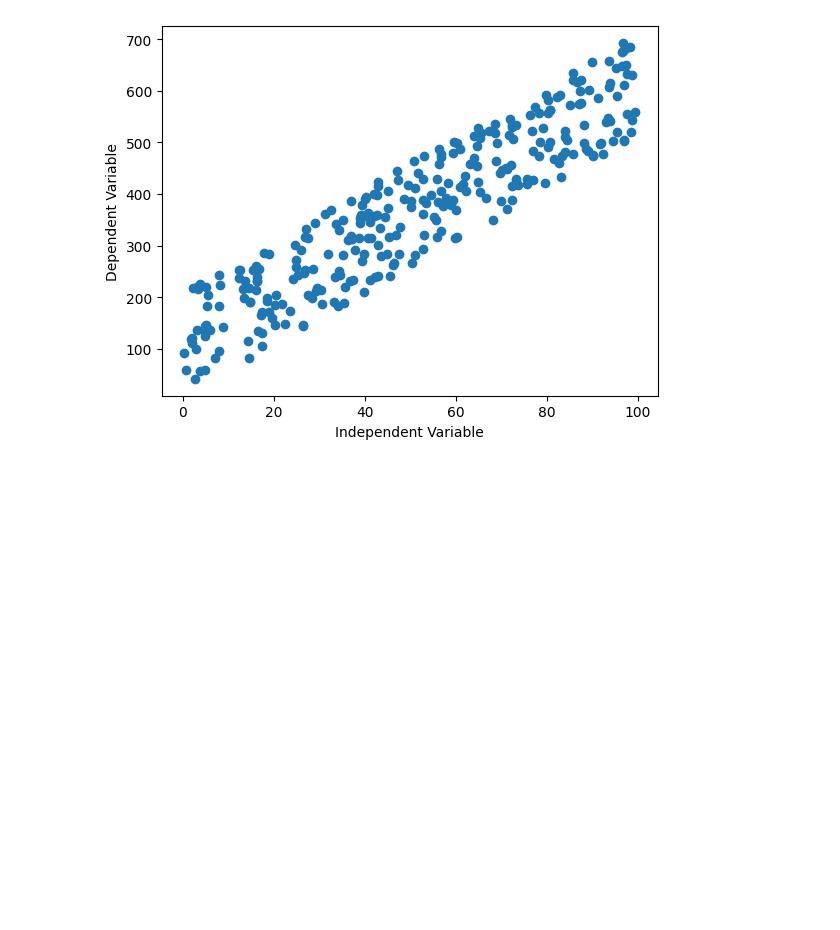
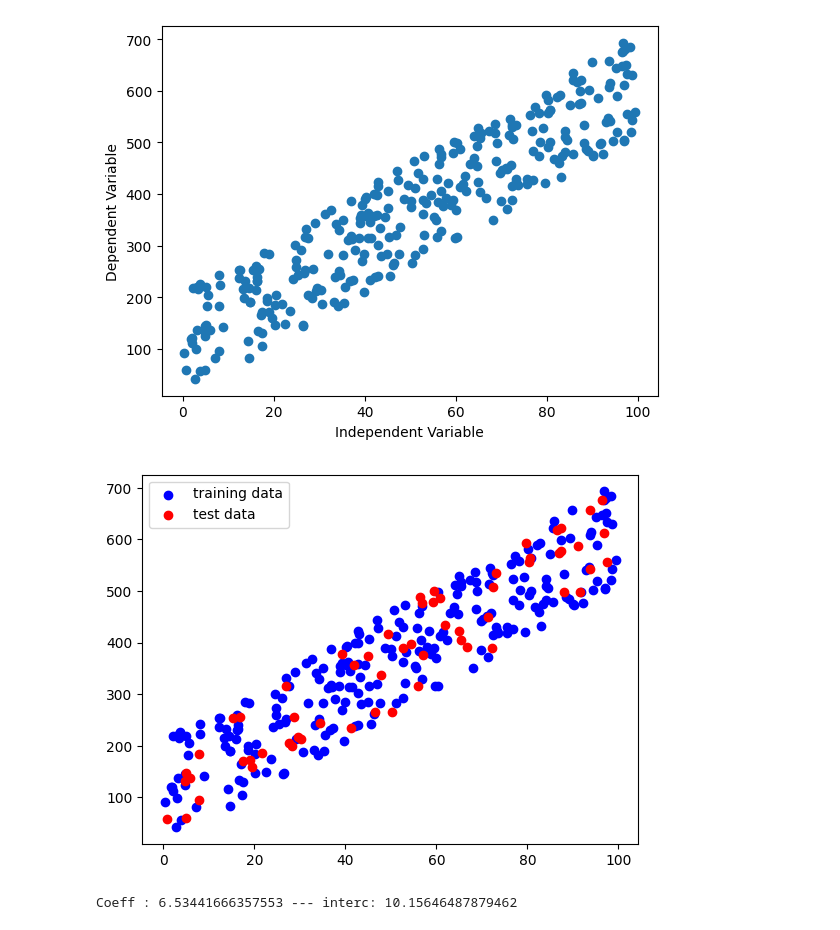
Before and after one commit to YOUHAD08/Linear-Regression-from-Scratch-and-with-Scikit-Learn, a Jupyter notebook: main.ipynb, the cells around one changed output. Saved outputs shown, nothing was run; the diff lists cells and outputs as text; code cells hidden in the pictures; blank space fills up the shorter version.

Commit message:
Train the model using the gradient descent algorithm

```diff
--- a/main.ipynb
+++ b/main.ipynb
@@ -4,8 +5,9 @@ import matplotlib.pylab as plt
 # %%
 np.random.seed(33)
+data_lenght=300
 coefficient, intercept=5, 10
-X=np.random.rand(300)*100
-Noise=np.random.rand(300)*200
+X=np.random.rand(data_lenght)*100
+Noise=np.random.rand(data_lenght)*200
 Y=coefficient*X + intercept + Noise
 # %%
 plt.scatter(X,Y)
@@ -15,6 +17,26 @@ plt.show()
 # %% [output]
 [figure]
 # %%
-learning_rate = 0.01
-number_of_iterations = 1000
-coeff, interc = 0, 0
+learning_rate = 0.0001
+number_of_iterations = 1400
+coeff, interc = 0, 2
+X_train, X_test, y_train, y_test = train_test_split(X, Y,test_size=0.2, random_state=33)
+n=len(X_train)
+plt.scatter(X_train, y_train,color='blue', label='training data')
+plt.scatter(X_test, y_test,color='red', label='test data')
+plt.legend()
+plt.show()
+# %% [output]
+[figure, added]
+# %%
+for k in range(number_of_iterations):
+    # print(f'itiration : {k} --- Coeff : {coeff} --- interc: {interc}')
+    Y_hate= coeff*X_train + interc
+    dcoeff=-(2/n)* np.sum(X_train*(y_train - Y_hate))
+    dinterc=-(2/n)* np.sum(y_train - Y_hate)
+    coeff=coeff-learning_rate*dcoeff
+    interc=interc-learning_rate*dinterc
+
+print(f'Coeff : {coeff} --- interc: {interc}')
+# %% [output]
+Coeff : 6.53441666357553 --- interc: 10.15646487879462
```
Also changed, not shown: parts of 1 cell of this notebook.
